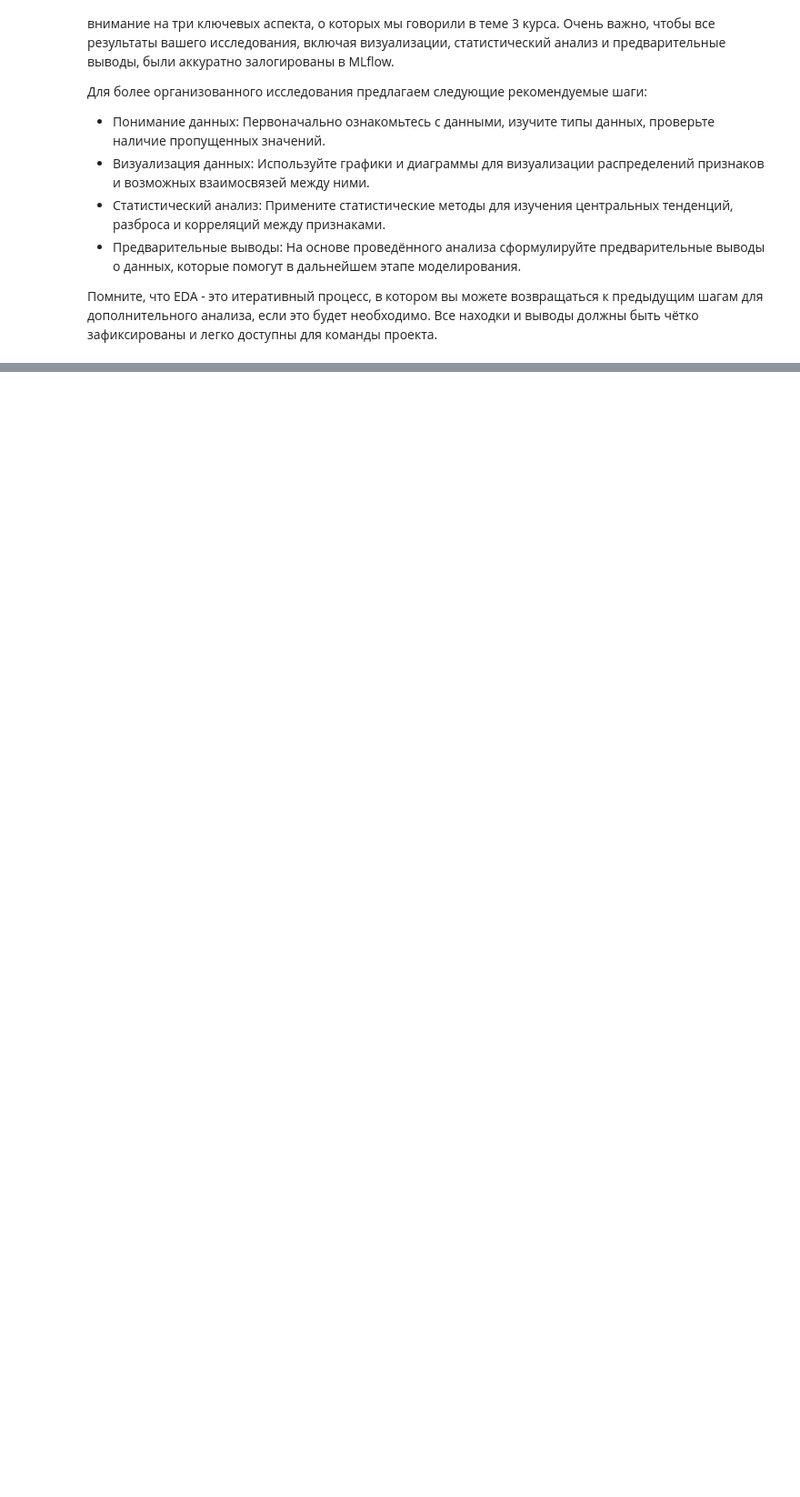
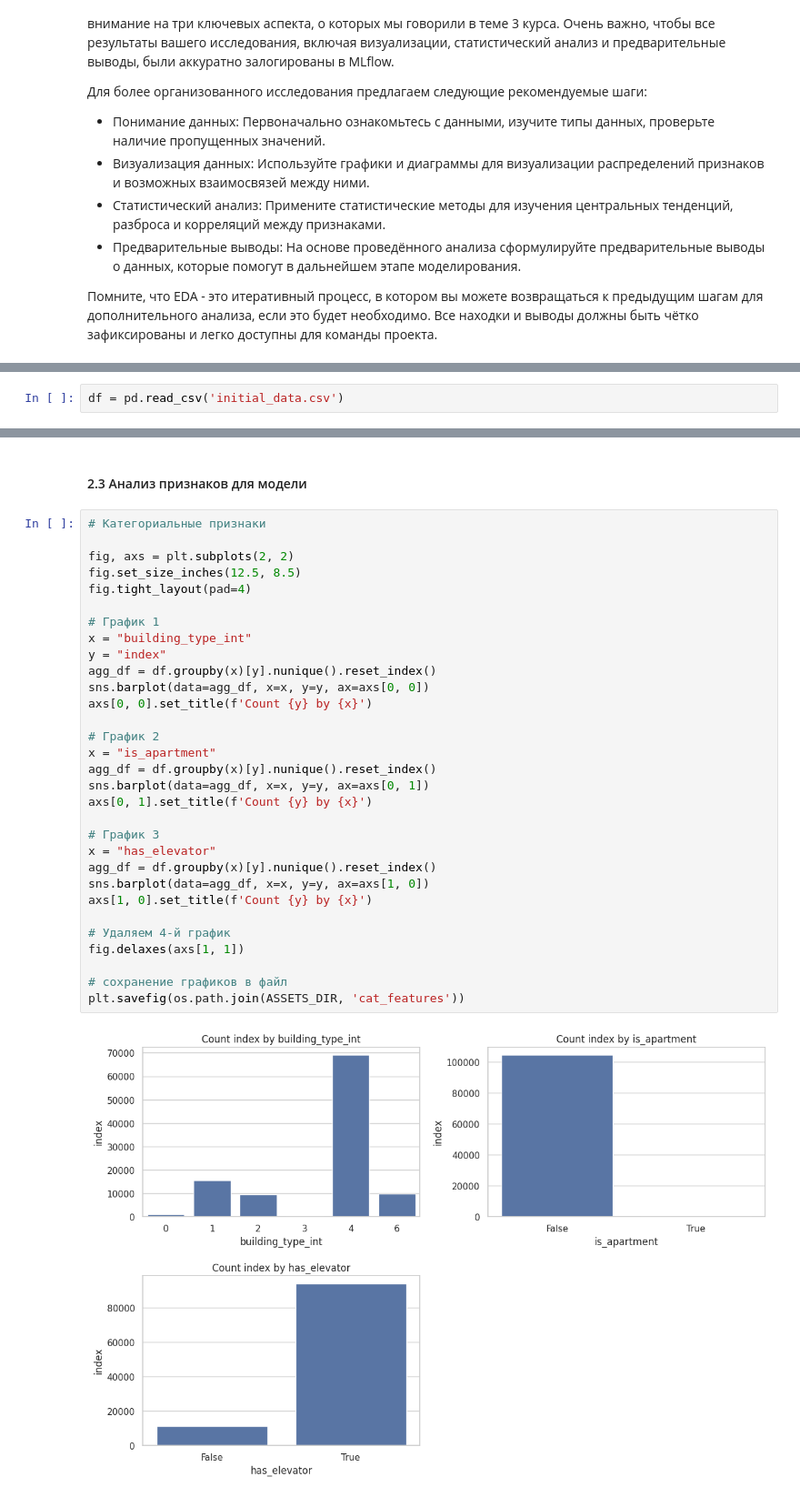
Before and after one commit to ozerge/mle-project-sprint-2-v001, a Jupyter notebook: model_improvement/project_template_sprint_2.ipynb, the cells around one changed output, grey strips where cells are left out. Shown at 91% size. Saved outputs shown, nothing was run; the diff lists cells and outputs as text; blank space fills up the shorter version.

```diff
--- a/model_improvement/project_template_sprint_2.ipynb
+++ b/model_improvement/project_template_sprint_2.ipynb
@@ -57,0 +81,2 @@
+# %%
+df = pd.read_csv('initial_data.csv')
@@ -57,0 +161,35 @@
+# %% [markdown]
+#### 2.3 Анализ признаков для модели
+# %%
+# Категориальные признаки
+
+fig, axs = plt.subplots(2, 2)
+fig.set_size_inches(12.5, 8.5)
+fig.tight_layout(pad=4)
+
+# График 1
+x = "building_type_int"
+y = "index"
+agg_df = df.groupby(x)[y].nunique().reset_index()
+sns.barplot(data=agg_df, x=x, y=y, ax=axs[0, 0])
+axs[0, 0].set_title(f'Count {y} by {x}')
+
+# График 2
+x = "is_apartment"
+agg_df = df.groupby(x)[y].nunique().reset_index()
+sns.barplot(data=agg_df, x=x, y=y, ax=axs[0, 1])
+axs[0, 1].set_title(f'Count {y} by {x}')
+
+# График 3
+x = "has_elevator"
+agg_df = df.groupby(x)[y].nunique().reset_index()
+sns.barplot(data=agg_df, x=x, y=y, ax=axs[1, 0])
+axs[1, 0].set_title(f'Count {y} by {x}')
+
+# Удаляем 4-й график
+fig.delaxes(axs[1, 1])
+
+# сохранение графиков в файл
+plt.savefig(os.path.join(ASSETS_DIR, 'cat_features'))
+# %% [output]
+[figure, added]
```
Also changed, not shown: parts of 62 cells of this notebook, 9 other files.
